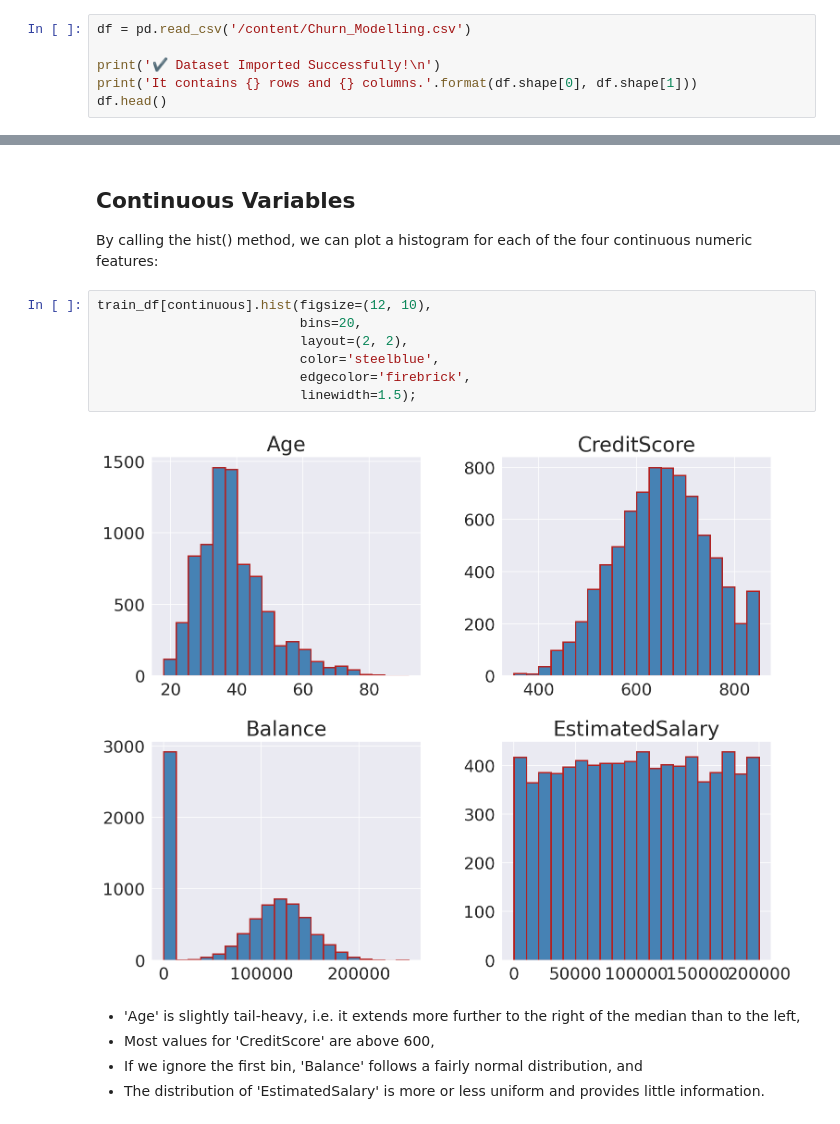
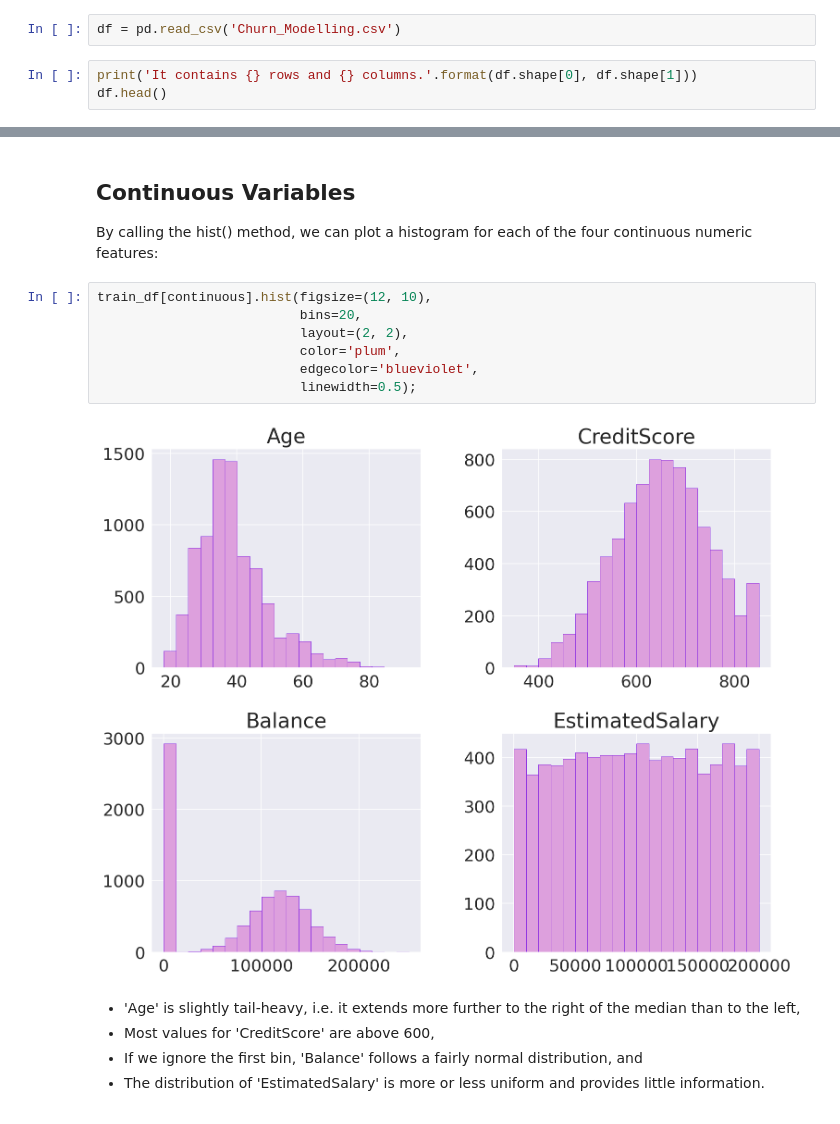
Before and after one commit to EnteringtheQuantumRealm/Classification, a Jupyter notebook: Bank_Predicting_Customer_Churn.ipynb, the cells around one changed output, grey strips where cells are left out. Drawn from its saved outputs; the diff is of its cells as text.

```diff
--- a/Bank_Predicting_Customer_Churn.ipynb
+++ b/Bank_Predicting_Customer_Churn.ipynb
@@ -354,7 +353,6 @@ IOError: Could not find kaggle.json. Make sure it's located in /root/.kaggle. Or
+# %%
+df = pd.read_csv('Churn_Modelling.csv')
 # %%
-df = pd.read_csv('/content/Churn_Modelling.csv')
-
-print('✔️ Dataset Imported Successfully!\n')
 print('It contains {} rows and {} columns.'.format(df.shape[0], df.shape[1]))
 df.head()
 # %% [output]
@@ -476,12 +476,12 @@ By calling the hist() method, we can plot a histogram for each of the four conti
 # %%
 train_df[continuous].hist(figsize=(12, 10),
                           bins=20,
                           layout=(2, 2),
-                          color='steelblue',
-                          edgecolor='firebrick',
-                          linewidth=1.5);
+                          color='plum',
+                          edgecolor='blueviolet',
+                          linewidth=0.5);
 # %% [output]
-[figure, old version]
+[figure, new version]
 # %% [markdown]
 * 'Age' is slightly tail-heavy, i.e. it extends more further to the right of the median than to the left,
 * Most values for 'CreditScore' are above 600,
```
Also changed, not shown: parts of 77 cells of this notebook.
